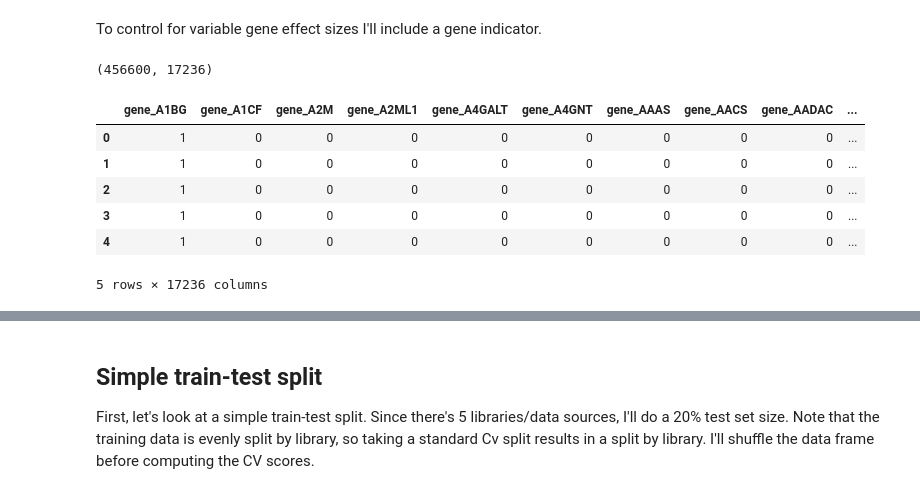
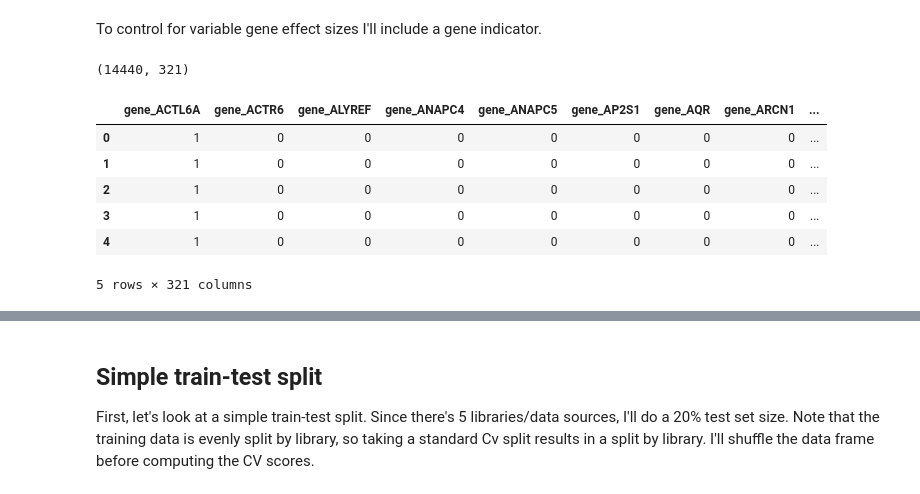
Before and after one commit to timydaley/timydaley.github.io, a Jupyter notebook: crispr_tko/tree_model/tree_model.ipynb, the cells around one changed output, grey strips where cells are left out. Cells and saved outputs as stored; diff of their text form; code cells hidden in the pictures.

```diff
--- a/crispr_tko/tree_model/tree_model.ipynb
+++ b/crispr_tko/tree_model/tree_model.ipynb
@@ -252,18 +258,18 @@ seq_array_1hot.head()
 # %% [markdown]
 To control for variable gene effect sizes I'll include a gene indicator.
 # %%
-gene_one_hot = pd.get_dummies(log2fc_df['gene'], prefix = 'gene')
+gene_one_hot = pd.get_dummies(essential_data['gene'], prefix = 'gene')
 print(gene_one_hot.shape)
 gene_one_hot.head()
 # %% [output]
-(456600, 17236)
+(14440, 321)
-|  | gene_A1BG | gene_A1CF | gene_A2M | gene_A2ML1 | gene_A4GALT | gene_A4GNT | gene_AAAS | gene_AACS | gene_AADAC | ... |
-| 0 | 1 | 0 | 0 | 0 | 0 | 0 | 0 | 0 | 0 | ... |
-| 1 | 1 | 0 | 0 | 0 | 0 | 0 | 0 | 0 | 0 | ... |
-| 2 | 1 | 0 | 0 | 0 | 0 | 0 | 0 | 0 | 0 | ... |
-| 3 | 1 | 0 | 0 | 0 | 0 | 0 | 0 | 0 | 0 | ... |
-| 4 | 1 | 0 | 0 | 0 | 0 | 0 | 0 | 0 | 0 | ... |
+|  | gene_ACTL6A | gene_ACTR6 | gene_ALYREF | gene_ANAPC4 | gene_ANAPC5 | gene_AP2S1 | gene_AQR | gene_ARCN1 | ... |
+| 0 | 1 | 0 | 0 | 0 | 0 | 0 | 0 | 0 | ... |
+| 1 | 1 | 0 | 0 | 0 | 0 | 0 | 0 | 0 | ... |
+| 2 | 1 | 0 | 0 | 0 | 0 | 0 | 0 | 0 | ... |
+| 3 | 1 | 0 | 0 | 0 | 0 | 0 | 0 | 0 | ... |
+| 4 | 1 | 0 | 0 | 0 | 0 | 0 | 0 | 0 | ... |
-5 rows × 17236 columns
+5 rows × 321 columns
 # %%
 X = seq_array_1hot.merge(gene_one_hot, left_index = True, right_index = True)
 X.shape
```
Also changed, not shown: parts of 18 cells of this notebook.
